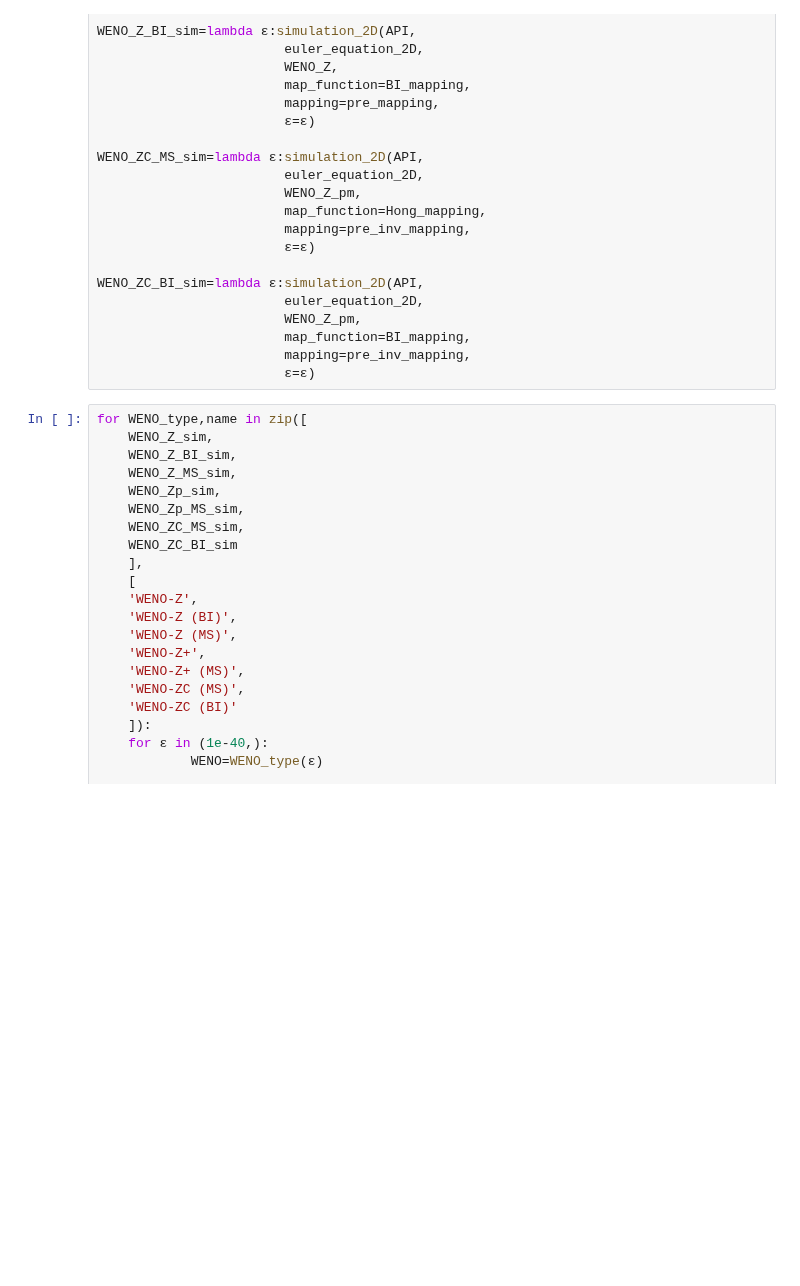
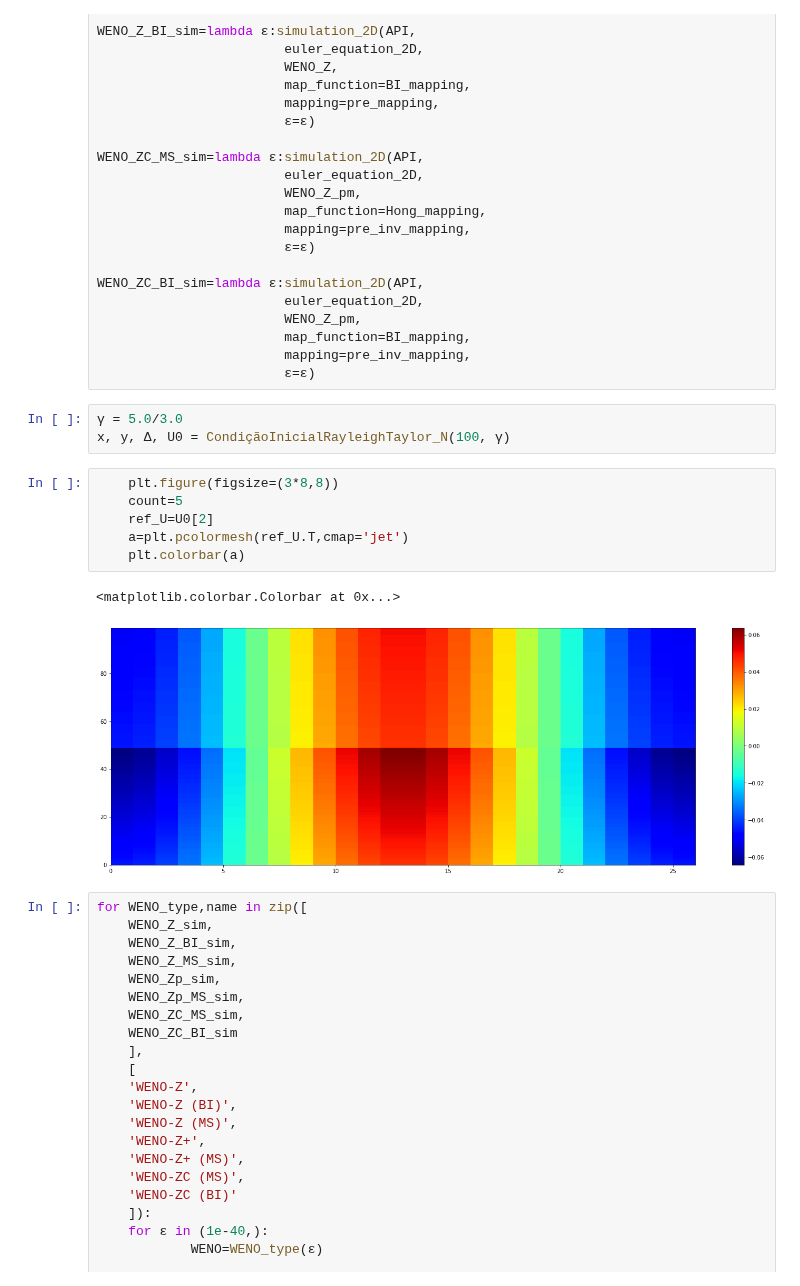
Before and after one commit to silvaneojunior/Top_mat_A, a Jupyter notebook: WENO-DS/Euler 2D.ipynb, the cells around one changed output. Saved outputs shown, nothing was run; the diff lists cells and outputs as text; blank space fills up the shorter version.

```diff
--- a/WENO-DS/Euler 2D.ipynb
+++ b/WENO-DS/Euler 2D.ipynb
@@ -127,6 +116,18 @@ WENO_ZC_BI_sim=lambda ε:simulation_2D(API,
                         map_function=BI_mapping,
                         mapping=pre_inv_mapping,
                         ε=ε)
+# %%
+γ = 5.0/3.0
+x, y, Δ, U0 = CondiçãoInicialRayleighTaylor_N(100, γ)
+# %%
+    plt.figure(figsize=(3*8,8))
+    count=5
+    ref_U=U0[2]
+    a=plt.pcolormesh(ref_U.T,cmap='jet')
+    plt.colorbar(a)
+# %% [output]
+<matplotlib.colorbar.Colorbar at 0x...>
+[figure, added]
 # %%
 for WENO_type,name in zip([
     WENO_Z_sim,
```
Also changed, not shown: parts of 3 cells of this notebook, 54 other files.
